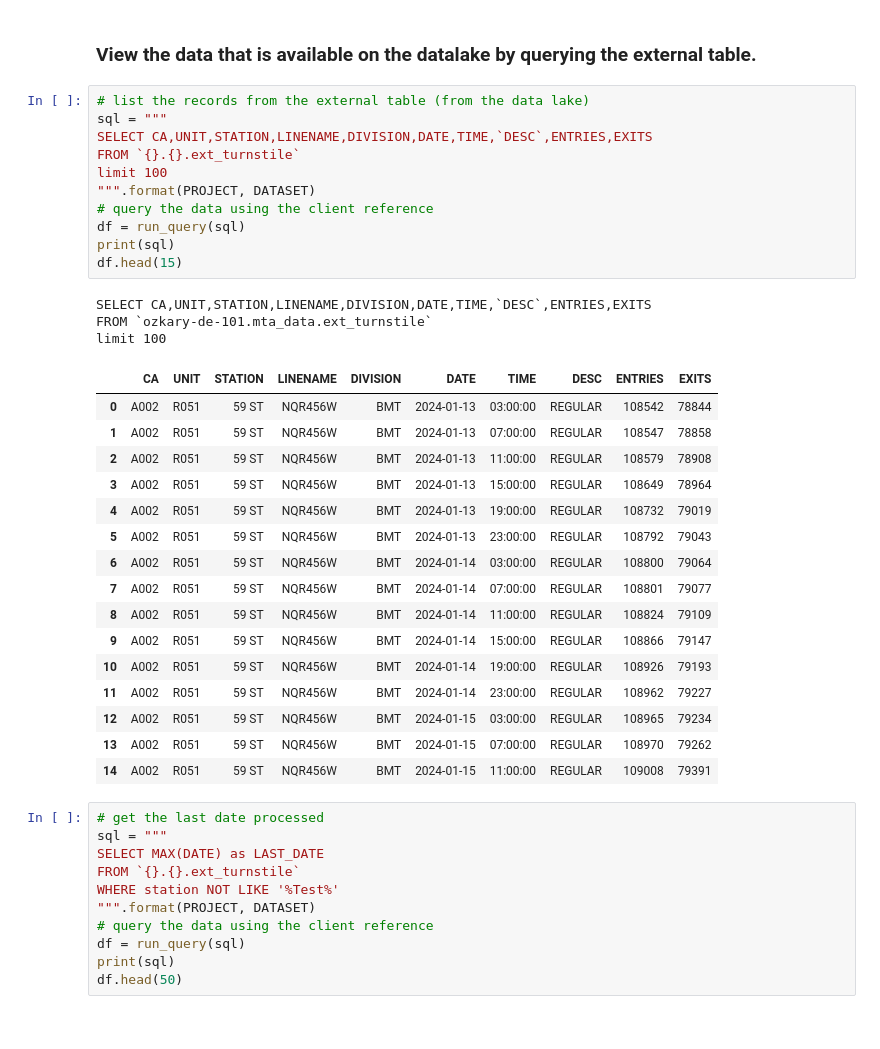
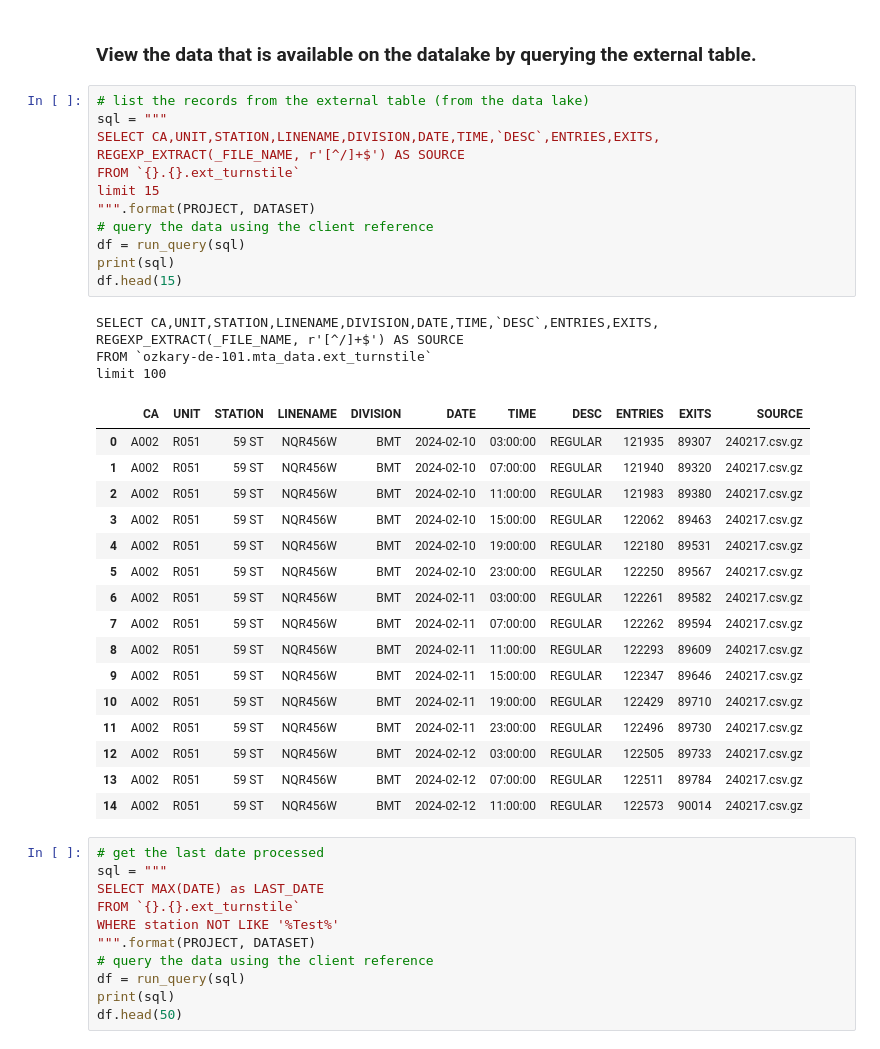
Before and after one commit to ozkary/data-engineering-mta-turnstile, a Jupyter notebook: Step4-Data-Warehouse/bigquery.ipynb, the cells around one changed output. Cells and saved outputs as stored; diff of their text form.

```diff
--- a/Step4-Data-Warehouse/bigquery.ipynb
+++ b/Step4-Data-Warehouse/bigquery.ipynb
@@ -28,34 +26,34 @@ def run_query(sql):
 # %%
 # list the records from the external table (from the data lake)
 sql = """
-SELECT CA,UNIT,STATION,LINENAME,DIVISION,DATE,TIME,`DESC`,ENTRIES,EXITS
+SELECT CA,UNIT,STATION,LINENAME,DIVISION,DATE,TIME,`DESC`,ENTRIES,EXITS, REGEXP_EXTRACT(_FILE_NAME, r'[^/]+$') AS SOURCE
 FROM `{}.{}.ext_turnstile`
-limit 100
+limit 15
 """.format(PROJECT, DATASET)
 # query the data using the client reference
 df = run_query(sql)
 print(sql)
 df.head(15)
 # %% [output]
-SELECT CA,UNIT,STATION,LINENAME,DIVISION,DATE,TIME,`DESC`,ENTRIES,EXITS
+SELECT CA,UNIT,STATION,LINENAME,DIVISION,DATE,TIME,`DESC`,ENTRIES,EXITS, REGEXP_EXTRACT(_FILE_NAME, r'[^/]+$') AS SOURCE
 FROM `ozkary-de-101.mta_data.ext_turnstile`
 limit 100
-|  | CA | UNIT | STATION | LINENAME | DIVISION | DATE | TIME | DESC | ENTRIES | EXITS |
-| 0 | A002 | R051 | 59 ST | NQR456W | BMT | 2024-01-13 | 03:00:00 | REGULAR | 108542 | 78844 |
-| 1 | A002 | R051 | 59 ST | NQR456W | BMT | 2024-01-13 | 07:00:00 | REGULAR | 108547 | 78858 |
-| 2 | A002 | R051 | 59 ST | NQR456W | BMT | 2024-01-13 | 11:00:00 | REGULAR | 108579 | 78908 |
-| 3 | A002 | R051 | 59 ST | NQR456W | BMT | 2024-01-13 | 15:00:00 | REGULAR | 108649 | 78964 |
-| 4 | A002 | R051 | 59 ST | NQR456W | BMT | 2024-01-13 | 19:00:00 | REGULAR | 108732 | 79019 |
-| 5 | A002 | R051 | 59 ST | NQR456W | BMT | 2024-01-13 | 23:00:00 | REGULAR | 108792 | 79043 |
-| 6 | A002 | R051 | 59 ST | NQR456W | BMT | 2024-01-14 | 03:00:00 | REGULAR | 108800 | 79064 |
-| 7 | A002 | R051 | 59 ST | NQR456W | BMT | 2024-01-14 | 07:00:00 | REGULAR | 108801 | 79077 |
-| 8 | A002 | R051 | 59 ST | NQR456W | BMT | 2024-01-14 | 11:00:00 | REGULAR | 108824 | 79109 |
-| 9 | A002 | R051 | 59 ST | NQR456W | BMT | 2024-01-14 | 15:00:00 | REGULAR | 108866 | 79147 |
-| 10 | A002 | R051 | 59 ST | NQR456W | BMT | 2024-01-14 | 19:00:00 | REGULAR | 108926 | 79193 |
-| 11 | A002 | R051 | 59 ST | NQR456W | BMT | 2024-01-14 | 23:00:00 | REGULAR | 108962 | 79227 |
-| 12 | A002 | R051 | 59 ST | NQR456W | BMT | 2024-01-15 | 03:00:00 | REGULAR | 108965 | 79234 |
-| 13 | A002 | R051 | 59 ST | NQR456W | BMT | 2024-01-15 | 07:00:00 | REGULAR | 108970 | 79262 |
-| 14 | A002 | R051 | 59 ST | NQR456W | BMT | 2024-01-15 | 11:00:00 | REGULAR | 109008 | 79391 |
+|  | CA | UNIT | STATION | LINENAME | DIVISION | DATE | TIME | DESC | ENTRIES | EXITS | SOURCE |
+| 0 | A002 | R051 | 59 ST | NQR456W | BMT | 2024-02-10 | 03:00:00 | REGULAR | 121935 | 89307 | 240217.csv.gz |
+| 1 | A002 | R051 | 59 ST | NQR456W | BMT | 2024-02-10 | 07:00:00 | REGULAR | 121940 | 89320 | 240217.csv.gz |
+| 2 | A002 | R051 | 59 ST | NQR456W | BMT | 2024-02-10 | 11:00:00 | REGULAR | 121983 | 89380 | 240217.csv.gz |
+| 3 | A002 | R051 | 59 ST | NQR456W | BMT | 2024-02-10 | 15:00:00 | REGULAR | 122062 | 89463 | 240217.csv.gz |
+| 4 | A002 | R051 | 59 ST | NQR456W | BMT | 2024-02-10 | 19:00:00 | REGULAR | 122180 | 89531 | 240217.csv.gz |
+| 5 | A002 | R051 | 59 ST | NQR456W | BMT | 2024-02-10 | 23:00:00 | REGULAR | 122250 | 89567 | 240217.csv.gz |
+| 6 | A002 | R051 | 59 ST | NQR456W | BMT | 2024-02-11 | 03:00:00 | REGULAR | 122261 | 89582 | 240217.csv.gz |
+| 7 | A002 | R051 | 59 ST | NQR456W | BMT | 2024-02-11 | 07:00:00 | REGULAR | 122262 | 89594 | 240217.csv.gz |
+| 8 | A002 | R051 | 59 ST | NQR456W | BMT | 2024-02-11 | 11:00:00 | REGULAR | 122293 | 89609 | 240217.csv.gz |
+| 9 | A002 | R051 | 59 ST | NQR456W | BMT | 2024-02-11 | 15:00:00 | REGULAR | 122347 | 89646 | 240217.csv.gz |
+| 10 | A002 | R051 | 59 ST | NQR456W | BMT | 2024-02-11 | 19:00:00 | REGULAR | 122429 | 89710 | 240217.csv.gz |
+| 11 | A002 | R051 | 59 ST | NQR456W | BMT | 2024-02-11 | 23:00:00 | REGULAR | 122496 | 89730 | 240217.csv.gz |
+| 12 | A002 | R051 | 59 ST | NQR456W | BMT | 2024-02-12 | 03:00:00 | REGULAR | 122505 | 89733 | 240217.csv.gz |
+| 13 | A002 | R051 | 59 ST | NQR456W | BMT | 2024-02-12 | 07:00:00 | REGULAR | 122511 | 89784 | 240217.csv.gz |
+| 14 | A002 | R051 | 59 ST | NQR456W | BMT | 2024-02-12 | 11:00:00 | REGULAR | 122573 | 90014 | 240217.csv.gz |
 # %%
 # get the last date processed
 sql = """
```
Also changed, not shown: parts of 2 cells of this notebook, 18 other files.
